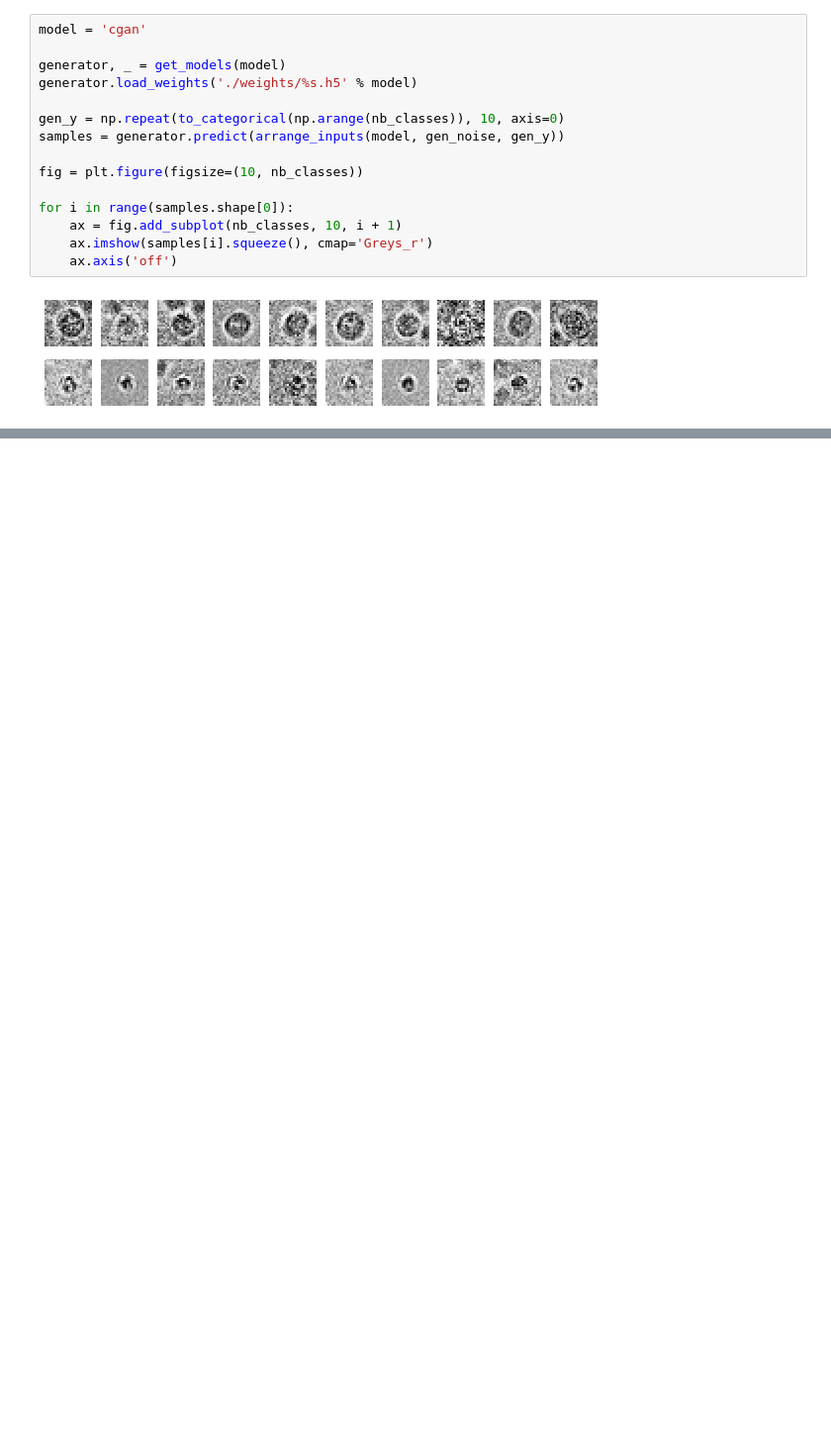
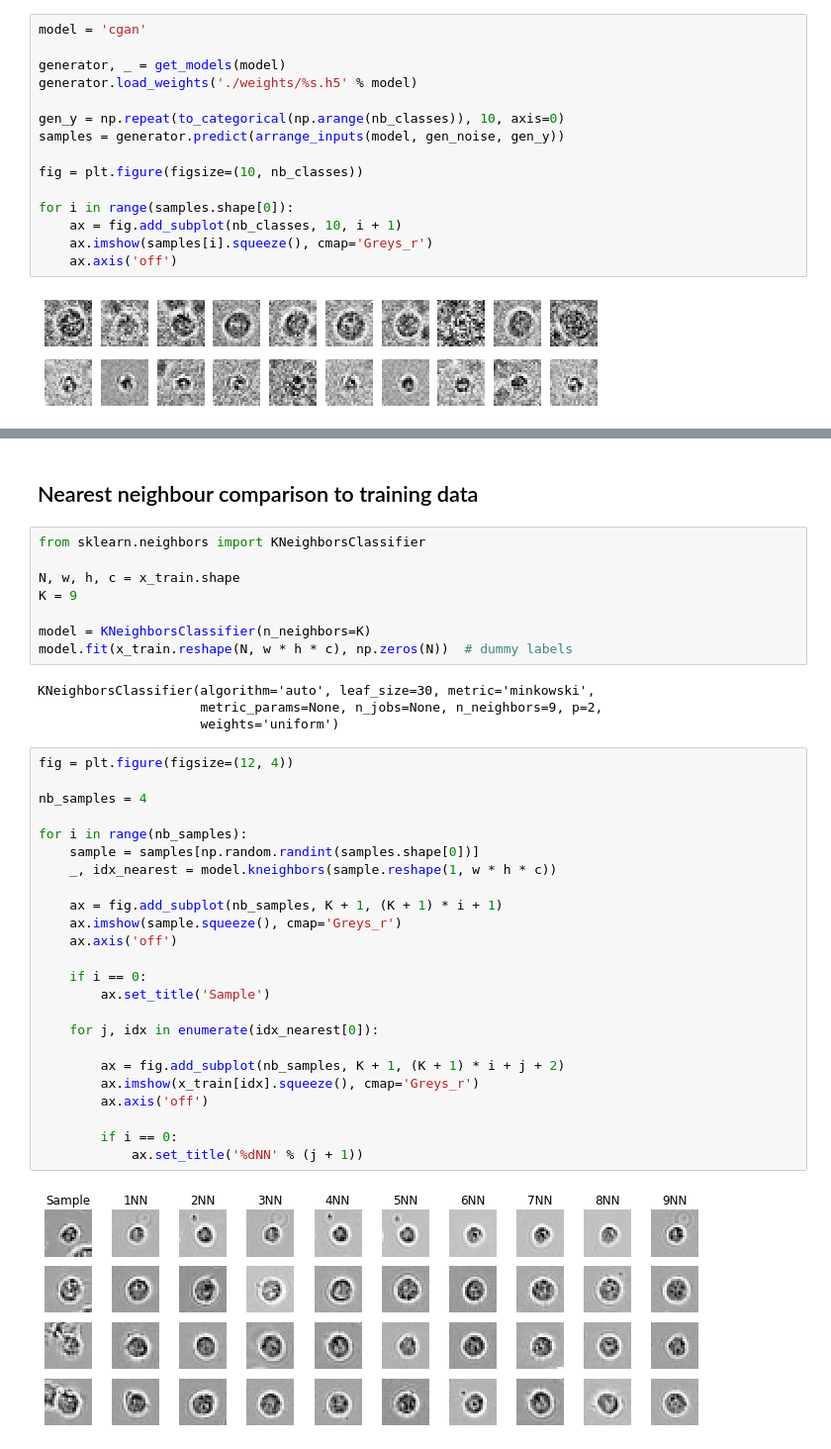
Before and after one commit to jcboyd/detecting-lymphocytes, a Jupyter notebook: generative.ipynb, the cells around one changed output, grey strips where cells are left out. Shown: that part at 99% size. Drawn from its saved outputs; the diff is of its cells as text; blank space fills up the shorter version.

Commit message:
added nn comparison

```diff
--- a/generative.ipynb
+++ b/generative.ipynb
@@ -279,0 +289,40 @@ for i in range(samples.shape[0]):
+# %% [markdown]
+## Nearest neighbour comparison to training data
+# %%
+from sklearn.neighbors import KNeighborsClassifier
+
+N, w, h, c = x_train.shape
+K = 9
+
+model = KNeighborsClassifier(n_neighbors=K)
+model.fit(x_train.reshape(N, w * h * c), np.zeros(N))  # dummy labels
+# %% [output]
+KNeighborsClassifier(algorithm='auto', leaf_size=30, metric='minkowski',
+                     metric_params=None, n_jobs=None, n_neighbors=9, p=2,
+                     weights='uniform')
+# %%
+fig = plt.figure(figsize=(12, 4))
+
+nb_samples = 4
+
+for i in range(nb_samples):
+    sample = samples[np.random.randint(samples.shape[0])]
+    _, idx_nearest = model.kneighbors(sample.reshape(1, w * h * c))
+
+    ax = fig.add_subplot(nb_samples, K + 1, (K + 1) * i + 1)
+    ax.imshow(sample.squeeze(), cmap='Greys_r')
+    ax.axis('off')
+
+    if i == 0:
+        ax.set_title('Sample')
+
+    for j, idx in enumerate(idx_nearest[0]):
+
+        ax = fig.add_subplot(nb_samples, K + 1, (K + 1) * i + j + 2)
+        ax.imshow(x_train[idx].squeeze(), cmap='Greys_r')
+        ax.axis('off')
+
+        if i == 0:
+            ax.set_title('%dNN' % (j + 1))
+# %% [output]
+[figure, added]
```
Also changed, not shown: parts of 12 cells of this notebook.
